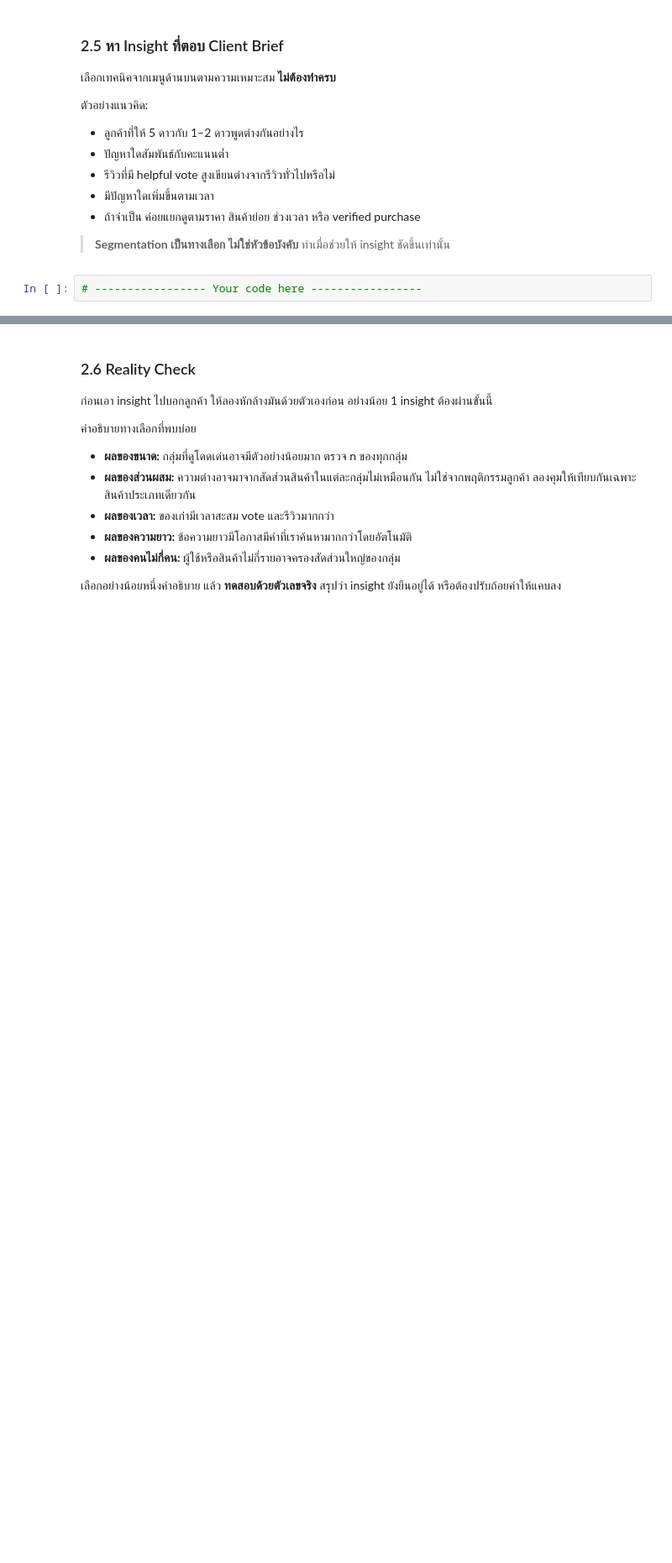
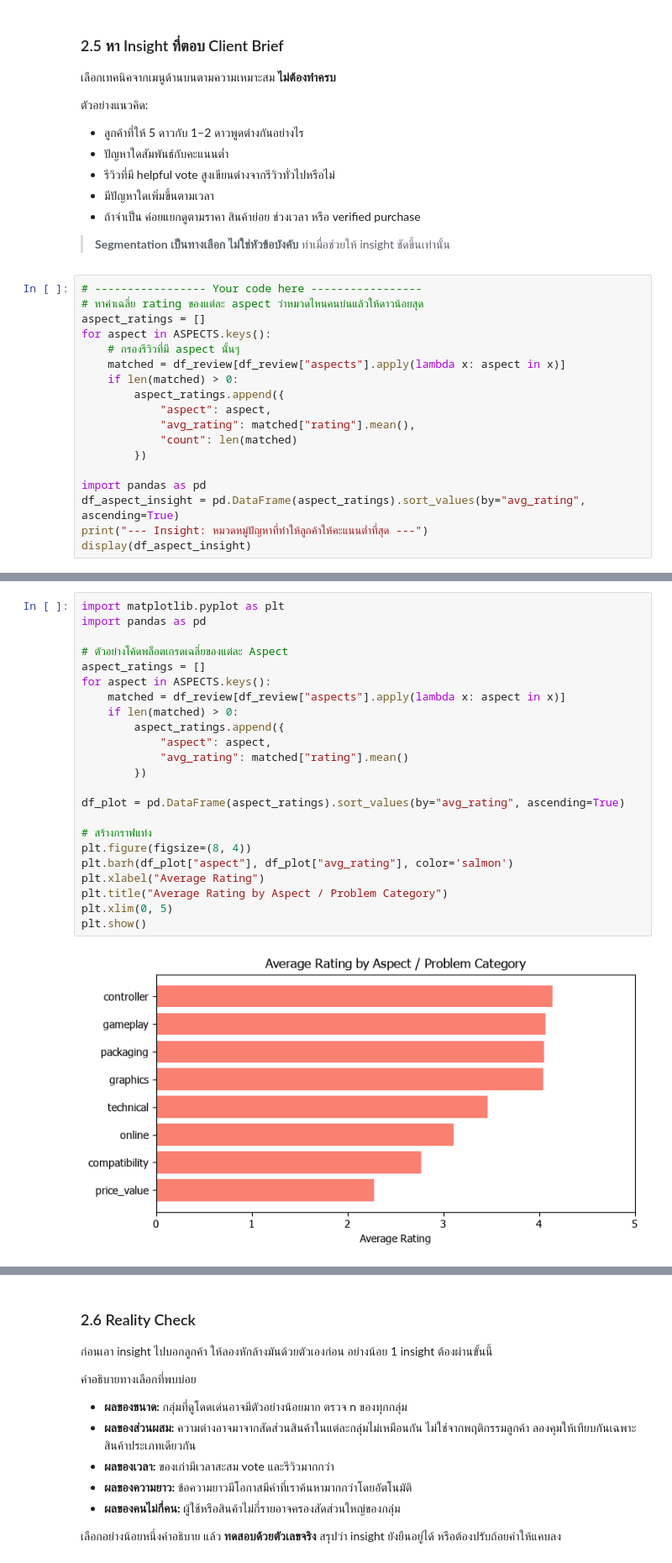
Before and after one commit to spannav/project_bigdata, a Jupyter notebook: Project1_Video_Games.ipynb, the cells around one changed output, grey strips where cells are left out. Shown at 84% size. Cells and saved outputs as stored; diff of their text form; blank space fills up the shorter version.

```diff
--- a/Project1_Video_Games.ipynb
+++ b/Project1_Video_Games.ipynb
@@ -824,3 +825,19 @@ Feature 2 (Aspect Indicators) - aspects: หมวดที่พบบ่อย
 > **Segmentation เป็นทางเลือก ไม่ใช่หัวข้อบังคับ** ทำเมื่อช่วยให้ insight ชัดขึ้นเท่านั้น
 # %%
 # ----------------- Your code here -----------------
+# หาค่าเฉลี่ย rating ของแต่ละ aspect ว่าหมวดไหนคนบ่นแล้วให้ดาวน้อยสุด
+aspect_ratings = []
+for aspect in ASPECTS.keys():
+    # กรองรีวิวที่มี aspect นั้นๆ
+    matched = df_review[df_review["aspects"].apply(lambda x: aspect in x)]
+    if len(matched) > 0:
+        aspect_ratings.append({
+            "aspect": aspect,
+            "avg_rating": matched["rating"].mean(),
+            "count": len(matched)
+        })
+
+import pandas as pd
+df_aspect_insight = pd.DataFrame(aspect_ratings).sort_values(by="avg_rating", ascending=True)
+print("--- Insight: หมวดหมู่ปัญหาที่ทำให้ลูกค้าให้คะแนนต่ำที่สุด ---")
+display(df_aspect_insight)
@@ -826,0 +855,25 @@ Feature 2 (Aspect Indicators) - aspects: หมวดที่พบบ่อย
+# %%
+import matplotlib.pyplot as plt
+import pandas as pd
+
+# ตัวอย่างโค้ดพล็อตเกรดเฉลี่ยของแต่ละ Aspect
+aspect_ratings = []
+for aspect in ASPECTS.keys():
+    matched = df_review[df_review["aspects"].apply(lambda x: aspect in x)]
+    if len(matched) > 0:
+        aspect_ratings.append({
+            "aspect": aspect,
+            "avg_rating": matched["rating"].mean()
+        })
+
+df_plot = pd.DataFrame(aspect_ratings).sort_values(by="avg_rating", ascending=True)
+
+# สร้างกราฟแท่ง
+plt.figure(figsize=(8, 4))
+plt.barh(df_plot["aspect"], df_plot["avg_rating"], color='salmon')
+plt.xlabel("Average Rating")
+plt.title("Average Rating by Aspect / Problem Category")
+plt.xlim(0, 5)
+plt.show()
+# %% [output]
+[figure, added]
```
Also changed, not shown: parts of 7 cells of this notebook, 1 other file.
